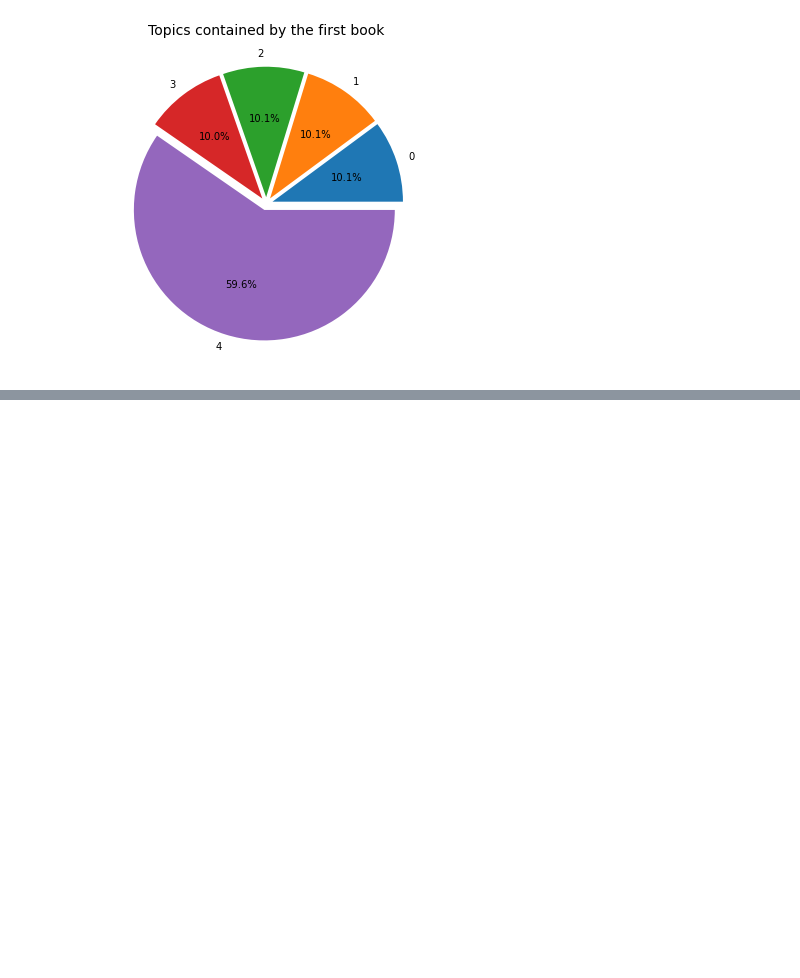
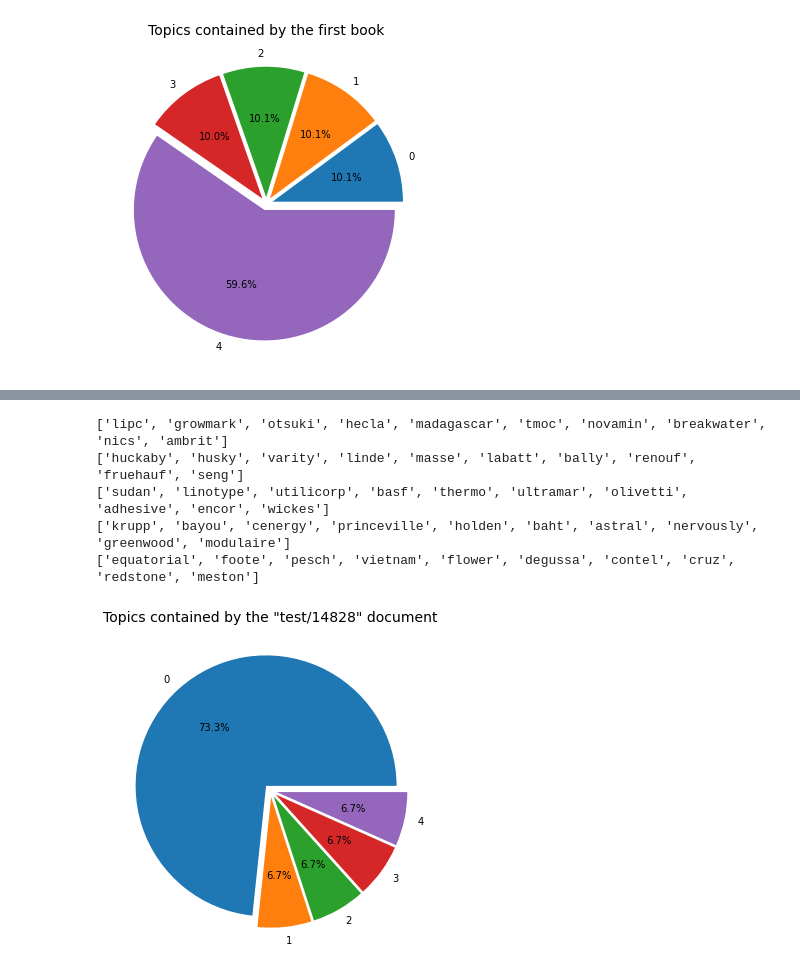
Before and after one commit to alexjercan/dm-lda, a Jupyter notebook: 10_TopicModeling.ipynb, the cells around one changed output, grey strips where cells are left out. Saved outputs shown, nothing was run; the diff lists cells and outputs as text; code cells hidden in the pictures; blank space fills up the shorter version.

```diff
--- a/10_TopicModeling.ipynb
+++ b/10_TopicModeling.ipynb
@@ -526,0 +724,5 @@ optimal_model.save(optimal_model_outpath)
+# %%
+# Get the topic keywords
+topic_keywords = [([word for word, prop in optimal_model.show_topic(t)]) for t in range(num_topics)]
+topic_keywords_df = pd.DataFrame({'Topic_Keywords': topic_keywords})
+topic_keywords_df
@@ -526,0 +736,37 @@ optimal_model.save(optimal_model_outpath)
+# %%
+# Finding the dominant topic in each book
+# Init output
+dominant_topic_df = pd.DataFrame()
+
+# Get main topic in each document
+for i, row in enumerate(optimal_model[corpus]):
+    topic_num, _ = sorted(row, key=lambda x: (x[1]), reverse=True)[0]
+    prop_topics = {t: round(p, 4) for t, p in row}
+    prop_topics = [prop_topics.get(t, 0) for t in range(num_topics)]
+    dominant_topic_df = dominant_topic_df.append(pd.Series([int(topic_num), prop_topics]), ignore_index=True)
+dominant_topic_df.columns = ['Dominant_Topic', 'Perc_Contribution']
+
+dominant_topic_df = pd.concat([dominant_topic_df,  pd.Series(df['TEXT'].to_list()),  pd.Series(df['DOCUMENT'].to_list())], axis=1)
+
+# Format
+dominant_topic_df = dominant_topic_df.reset_index()
+dominant_topic_df.columns = ['Document_No', 'Dominant_Topic', 'Topic_Perc_Contrib', 'Text', 'Document']
+
+# Show
+example_row = dominant_topic_df.iloc[1]
+pie, ax = plt.subplots(figsize=[10,6])
+data = {k: v for k, v in zip(list(range(num_topics)), example_row['Topic_Perc_Contrib']) if v > 0}
+for k, v in data.items():
+    print(topic_keywords_df['Topic_Keywords'][k])
+plt.pie(x=data.values(), autopct="%.1f%%", explode=[0.05]*len(data.keys()), labels=data.keys(), normalize=True)
+plt.title(f"Topics contained by the \"{example_row['Document']}\" document", fontsize=14)
+plt.show()
+
+dominant_topic_df.head(10)
+# %% [output]
+['lipc', 'growmark', 'otsuki', 'hecla', 'madagascar', 'tmoc', 'novamin', 'breakwater', 'nics', 'ambrit']
+['huckaby', 'husky', 'varity', 'linde', 'masse', 'labatt', 'bally', 'renouf', 'fruehauf', 'seng']
+['sudan', 'linotype', 'utilicorp', 'basf', 'thermo', 'ultramar', 'olivetti', 'adhesive', 'encor', 'wickes']
+['krupp', 'bayou', 'cenergy', 'princeville', 'holden', 'baht', 'astral', 'nervously', 'greenwood', 'modulaire']
+['equatorial', 'foote', 'pesch', 'vietnam', 'flower', 'degussa', 'contel', 'cruz', 'redstone', 'meston']
+[figure, added]
```
Also changed, not shown: parts of 20 cells of this notebook.
